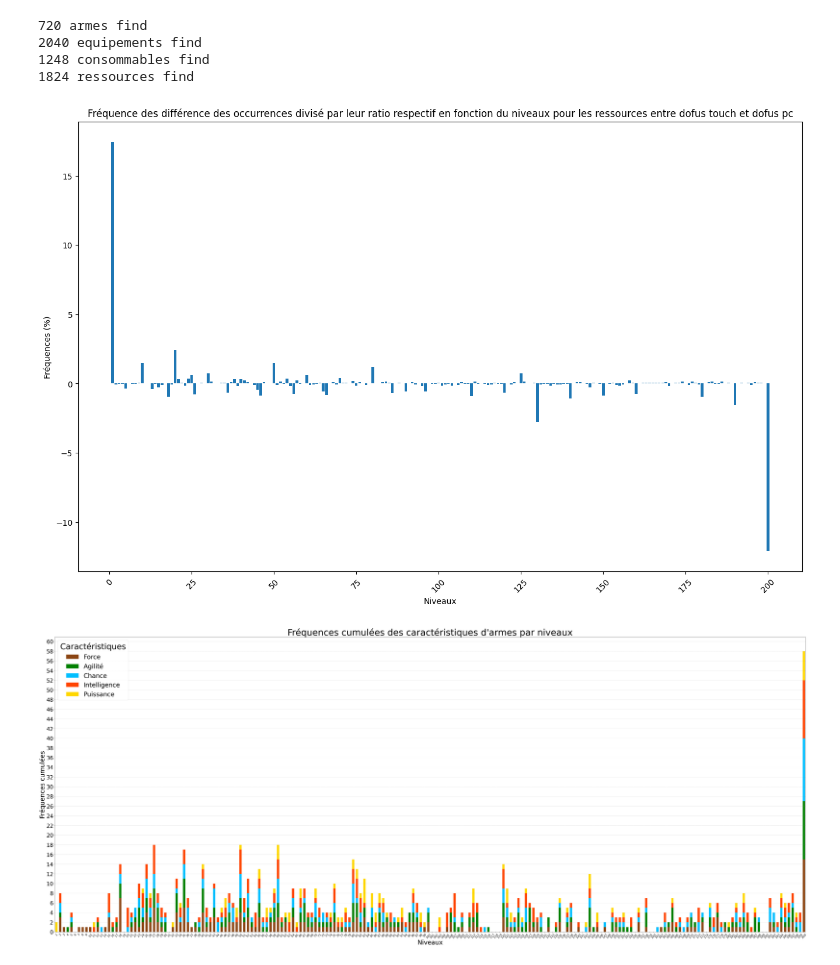
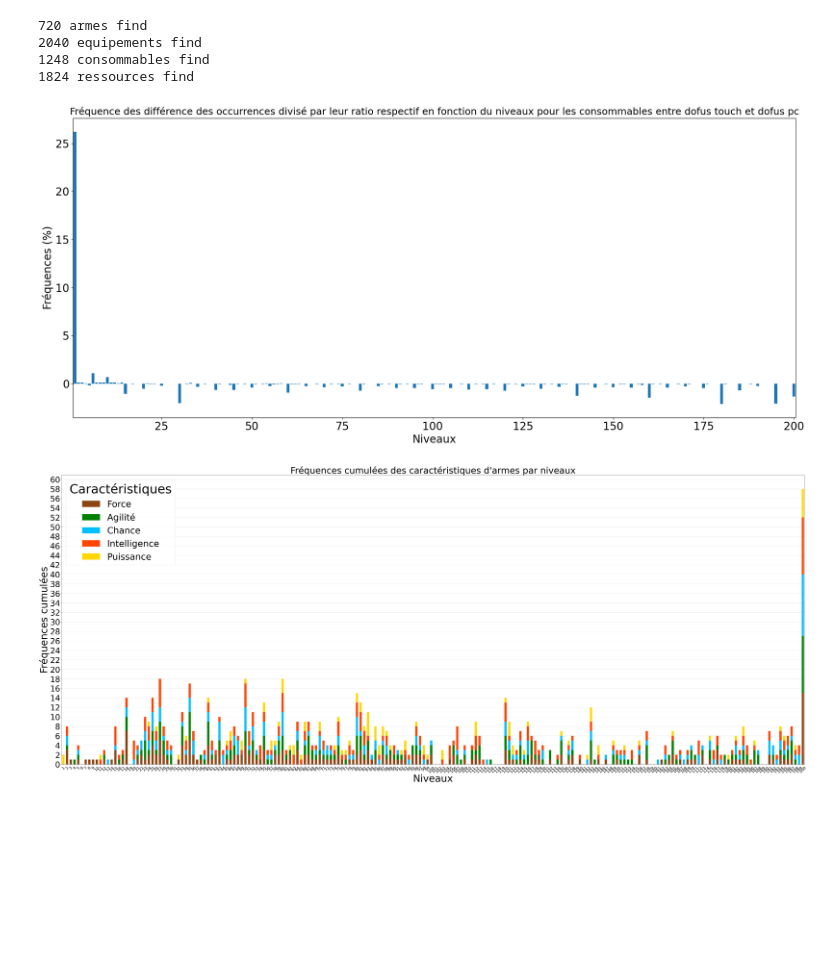
Before and after one commit to Plogeur/Dofus-touch-economic, a Jupyter notebook: items.ipynb, the cells around one changed output. Drawn from its saved outputs; the diff is of its cells as text; code cells hidden in the pictures; blank space fills up the shorter version.

Commit message:
fixe size plot

```diff
--- a/items.ipynb
+++ b/items.ipynb
@@ -242,19 +242,25 @@ def plot_occurrence_difference(occurrences1, occurrences2):
         differences[key] = difference
 
     # Plotting
-    plt.figure(figsize=(16, 10))  # Augmenter la taille de la figure
+    plt.figure(figsize=(24, 10))  # Augmenter la taille de la figure
+
     plt.bar(differences.keys(), differences.values())
-    plt.xlabel('Niveaux')
-    plt.ylabel('Fréquences (%)')
-    plt.title('Fréquence des différence des occurrences divisé par leur ratio respectif en fonction du niveaux pour les ressources entre dofus touch et dofus pc')
-    plt.xticks(rotation=45)
+    plt.xlabel('Niveaux', fontsize=20)  # Adjust font size for x-axis label
+    plt.ylabel('Fréquences (%)', fontsize=20)
+    plt.title('Fréquence des différence des occurrences divisé par leur ratio respectif en fonction du niveaux pour les consommables entre dofus touch et dofus pc', fontsize=18)
+
+    # Adjust x-axis ticks and labels
+    plt.tick_params(axis='y', labelsize=20)  # Adjust font size for y-axis ticks
+    plt.tick_params(axis='x', labelsize=20)  # Adjust font size for y-axis ticks
+    plt.xlim(min(differences.keys()) - 0.5, max(differences.keys()) + 0.5)
+
     plt.show()
 # %%
-occurrences1 = calculate_occurrences(objects_touch["ressources"])
-occurrences2 = calculate_occurrences(objects_pc["ressources"])
+occurrences1 = calculate_occurrences(objects_touch["consommables"])
+occurrences2 = calculate_occurrences(objects_pc["consommables"])
 plot_occurrence_difference(occurrences1, occurrences2)
 # %% [output]
-[figure, old version]
+[figure, new version]
 # %%
 from collections import defaultdict
 
@@ -298,21 +304,21 @@ for i, characteristic in enumerate(characteristics):
     bottom += frequencies  # Update the bottom position for the next characteristic
 
 # Add labels and title
-plt.xlabel('Niveaux', fontsize=35)  # Adjust font size for x-axis label
-plt.ylabel('Fréquences cumulées', fontsize=35)
+plt.xlabel('Niveaux', fontsize=55)  # Adjust font size for x-axis label
+plt.ylabel('Fréquences cumulées', fontsize=55)
 plt.title("Fréquences cumulées des caractéristiques d'armes par niveaux", fontsize=50)
 
 # Adjust x-axis ticks and labels
 plt.xticks(x, levels)
-plt.tick_params(axis='y', labelsize=30)  # Adjust font size for y-axis ticks
+plt.tick_params(axis='y', labelsize=45)  # Adjust font size for y-axis ticks
 plt.xticks(rotation=45)  # Vous pouvez ajuster l'angle de rotation selon vos besoins
-plt.tick_params(axis='x', labelsize=16)  # Adjust font size for y-axis ticks
+plt.tick_params(axis='x', labelsize=22)  # Adjust font size for y-axis ticks
 
 # Set the x-axis limits to adjust the space on the left and right
 plt.xlim(x[0] - 0.5, x[-1] + 0.5)
 
 # Show the legend with manual colors
-plt.legend(fontsize=35, loc='upper left', title='Caractéristiques', title_fontsize=45)
+plt.legend(fontsize=50, loc='upper left', title='Caractéristiques', title_fontsize=70)
 
 # Add grid with y-tick intervals of 2
 plt.grid(True, axis='y', which='both', linestyle='--', color='gray', linewidth=0.5, alpha=0.7)
@@ -322,4 +328,4 @@ plt.gca().yaxis.set_major_locator(plt.MultipleLocator(2))
 plt.tight_layout()
 plt.show()
 # %% [output]
-[figure, old version]
+[figure, new version]
```
Also changed, not shown: 4 other files.
